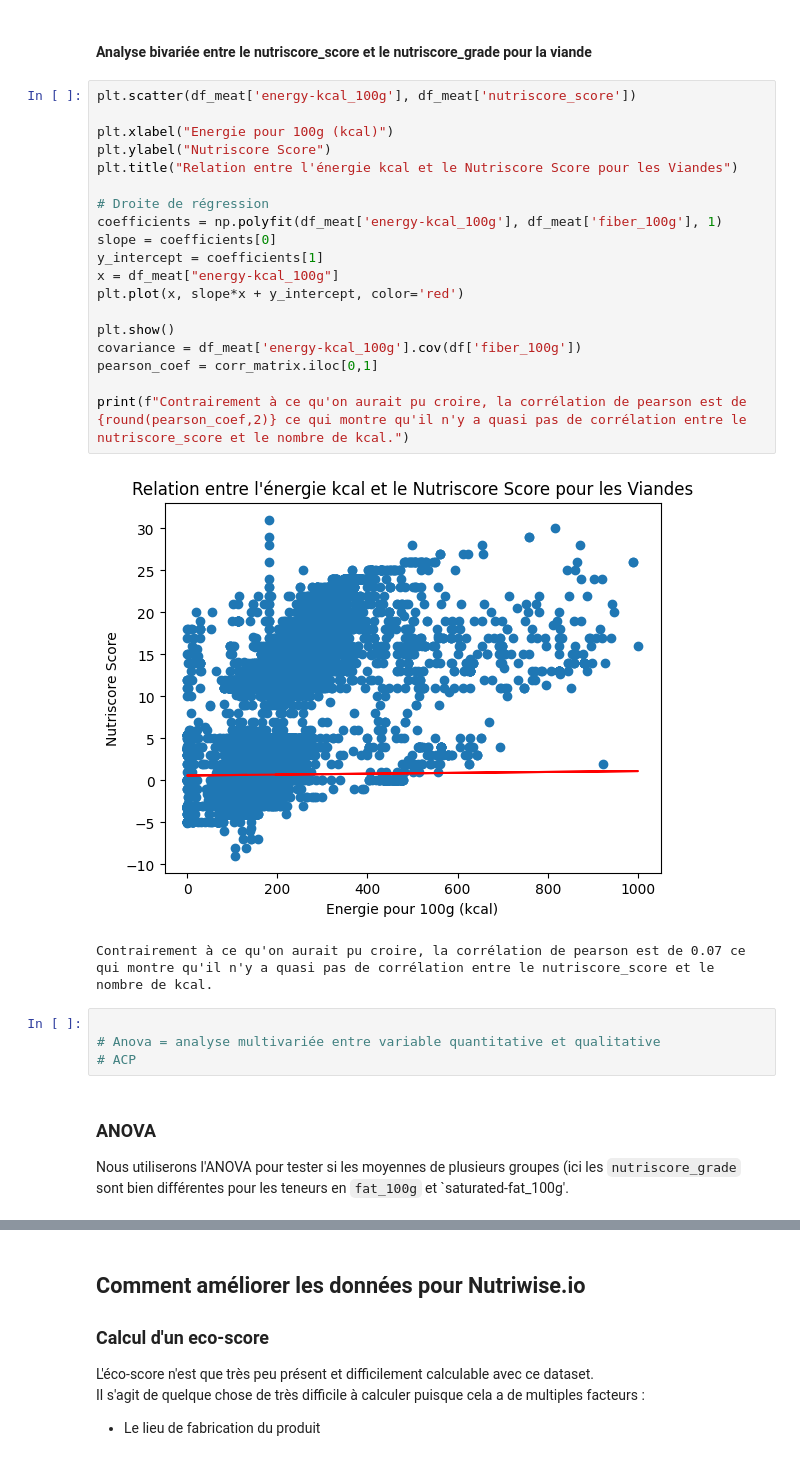
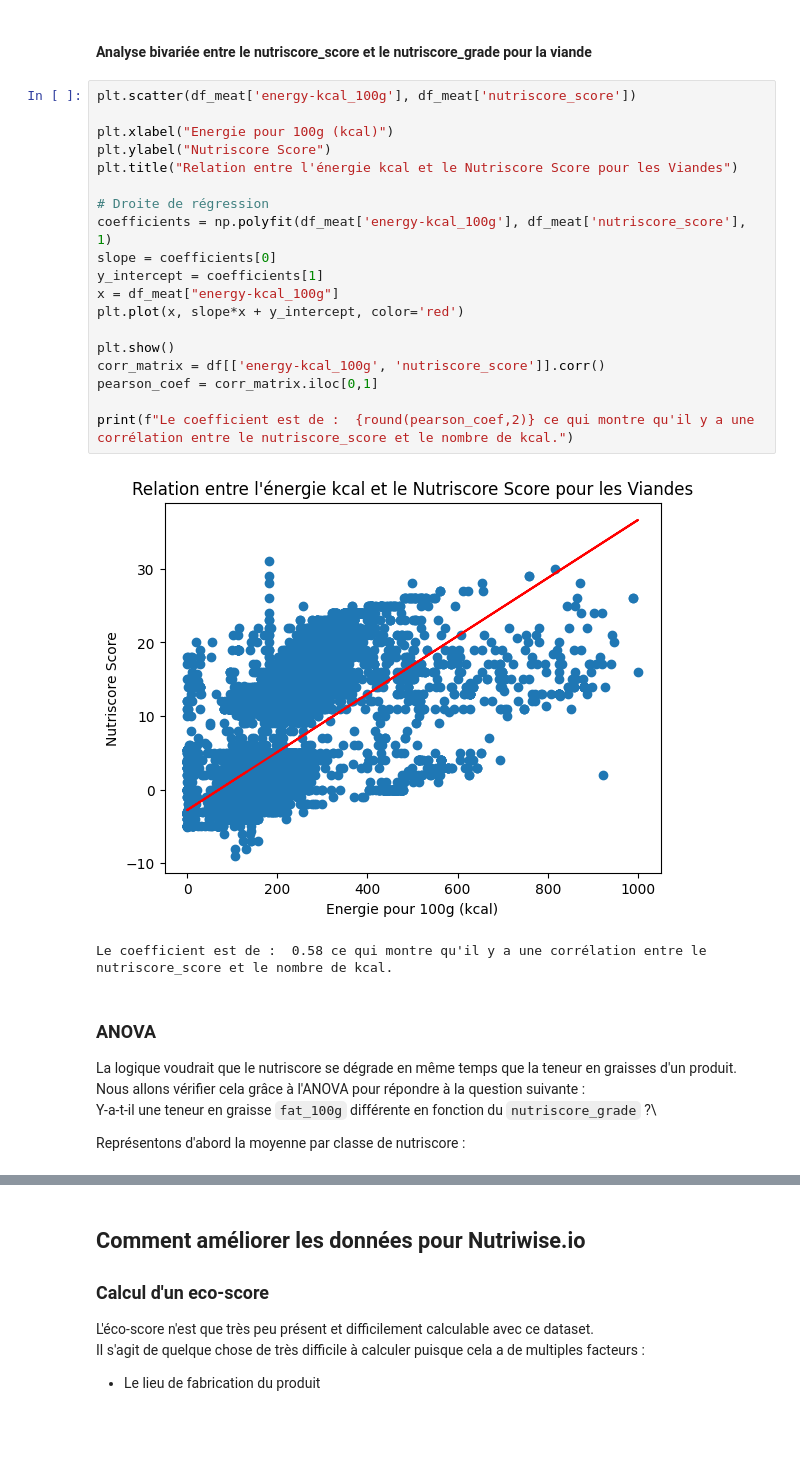
Before and after one commit to degregor69/nutriwise.io-data-analysis, a Jupyter notebook: nutriwise-io_analyse.ipynb, the cells around one changed output, grey strips where cells are left out. Cells and saved outputs as stored; diff of their text form; blank space fills up the shorter version.

```diff
--- a/nutriwise-io_analyse.ipynb
+++ b/nutriwise-io_analyse.ipynb
@@ -305,29 +307,29 @@ Le nutriscore_score et le nombre de kcal pour 100g semblent être corrélés. No
 # %%
 plt.scatter(df_meat['energy-kcal_100g'], df_meat['nutriscore_score'])
 
 plt.xlabel("Energie pour 100g (kcal)")
 plt.ylabel("Nutriscore Score")
 plt.title("Relation entre l'énergie kcal et le Nutriscore Score pour les Viandes")
 
 # Droite de régression
-coefficients = np.polyfit(df_meat['energy-kcal_100g'], df_meat['fiber_100g'], 1)
+coefficients = np.polyfit(df_meat['energy-kcal_100g'], df_meat['nutriscore_score'], 1)
 slope = coefficients[0]
 y_intercept = coefficients[1]
 x = df_meat["energy-kcal_100g"]
 plt.plot(x, slope*x + y_intercept, color='red')
 
 plt.show()
-covariance = df_meat['energy-kcal_100g'].cov(df['fiber_100g'])
+corr_matrix = df[['energy-kcal_100g', 'nutriscore_score']].corr()
 pearson_coef = corr_matrix.iloc[0,1]
 
-print(f"Contrairement à ce qu'on aurait pu croire, la corrélation de pearson est de {round(pearson_coef,2)} ce qui montre qu'il n'y a quasi pas de corrélation entre le nutriscore_score et le nombre de kcal.")
+print(f"Le coefficient est de :  {round(pearson_coef,2)} ce qui montre qu'il y a une corrélation entre le nutriscore_score et le nombre de kcal.")
 # %% [output]
-[figure, old version]
+[figure, new version]
-Contrairement à ce qu'on aurait pu croire, la corrélation de pearson est de 0.07 ce qui montre qu'il n'y a quasi pas de corrélation entre le nutriscore_score et le nombre de kcal.
+Le coefficient est de :  0.58 ce qui montre qu'il y a une corrélation entre le nutriscore_score et le nombre de kcal.
-# %%
-
-# Anova = analyse multivariée entre variable quantitative et qualitative
-# ACP
 # %% [markdown]
 ### ANOVA
-Nous utiliserons l'ANOVA pour tester si les moyennes de plusieurs groupes (ici les `nutriscore_grade` sont bien différentes pour les teneurs en `fat_100g` et `saturated-fat_100g'.
+La logique voudrait que le nutriscore se dégrade en même temps que la teneur en graisses d'un produit. \
+Nous allons vérifier cela grâce à l'ANOVA pour répondre à la question suivante : \
+Y-a-t-il une teneur en graisse `fat_100g` différente en fonction du `nutriscore_grade` ?\
+
+Représentons d'abord la moyenne par classe de nutriscore :
```
Also changed, not shown: parts of 21 cells of this notebook.
